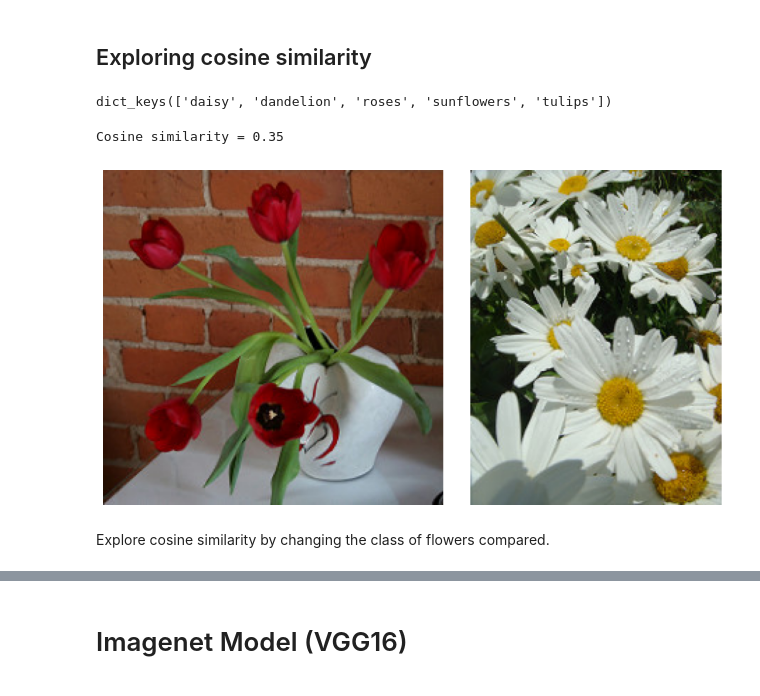
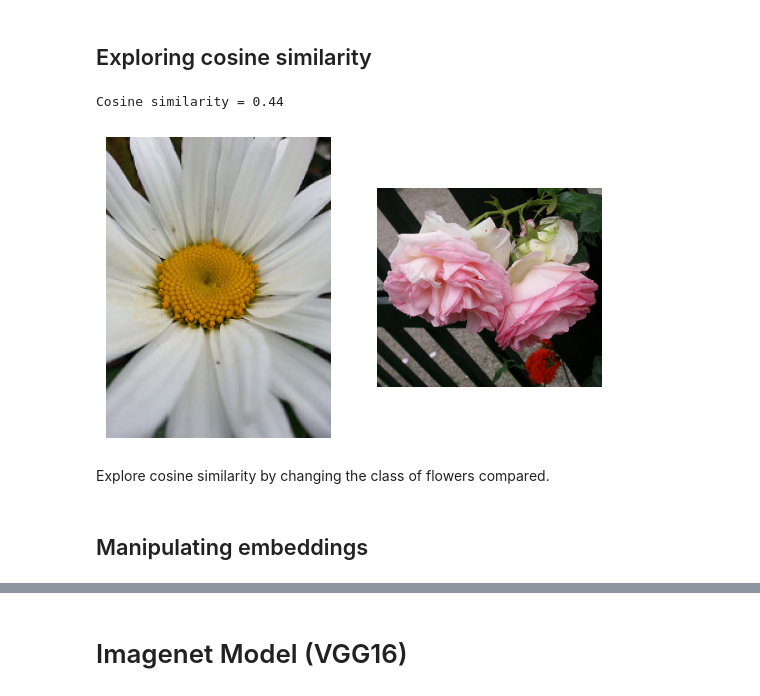
Before and after one commit to joseph-hellerstein/ai_in_practice, a Jupyter notebook: notebooks/AI_in_Practice_Day1_3_Transfer_Learning.ipynb, the cells around one changed output, grey strips where cells are left out. Cells and saved outputs as stored; diff of their text form; code cells hidden in the pictures.

Commit message:
added image

```diff
--- a/notebooks/AI_in_Practice_Day1_3_Transfer_Learning.ipynb
+++ b/notebooks/AI_in_Practice_Day1_3_Transfer_Learning.ipynb
@@ -343,28 +239,29 @@ The result is a value between -1 and 1 that we can interpret easily:
 Notice that the cosine similarity will output values between 0 and 1 when the input vectors are positive. This is how we most commonly use it to compare embeddings. It's advantageous that it's bounded between these two values for similar and  It's also important to know that there are many other ways that we can use to compute distance between vectors, with the [Euclidean distance](https://en.wikipedia.org/wiki/Euclidean_distance) being an alternative. The cosine similarity is strongly preferred over the Euclidean distance on many information-retrieval tasks as it is indifferent to the magnitude of the embedding vectors.
 # %% [markdown]
 ## Exploring cosine similarity
-# %%
-IMAGE_PATH_DCT.keys()
-# %% [output]
-dict_keys(['daisy', 'dandelion', 'roses', 'sunflowers', 'tulips'])
 # %%
+left_flower = 'daisy'  # daisy, dandelion, roses, sunflowers, tulips
+right_flower = 'roses'  # daisy, dandelion, roses, sunflowers, tulips
+
 def get_random_image_from_class(cls):
     idx = np.random.randint(0, len(IMAGE_PATH_DCT[cls]))
     image_path = IMAGE_PATH_DCT[cls][idx]
     return image_path, extract_embedding(image_path)
 def print_cosine_similarity(embedding_a, embedding_b):
     embedding_ap = embedding_a.reshape(1, -1)
     embedding_bp = embedding_b.reshape(1, -1)
     cos = cosine_similarity(embedding_ap, embedding_bp)[0, 0]
     result = f'Cosine similarity = {cos:.2f}'
     print(result)
 ##
-a_image_path, a_embedding = get_random_image_from_class('tulips')
-b_image_path, b_embedding = get_random_image_from_class('daisy')
+a_image_path, a_embedding = get_random_image_from_class(left_flower)
+b_image_path, b_embedding = get_random_image_from_class(right_flower)
 print_cosine_similarity(a_embedding, b_embedding)
 show_pair(Image.open(a_image_path), Image.open(b_image_path))
 # %% [output]
-Cosine similarity = 0.35
+Cosine similarity = 0.44
-[figure, old version]
+[figure, new version]
 # %% [markdown]
 Explore cosine similarity by changing the class of flowers compared.
+# %% [markdown]
+## Manipulating embeddings
```
Also changed, not shown: parts of 40 cells of this notebook, 1 other file.
